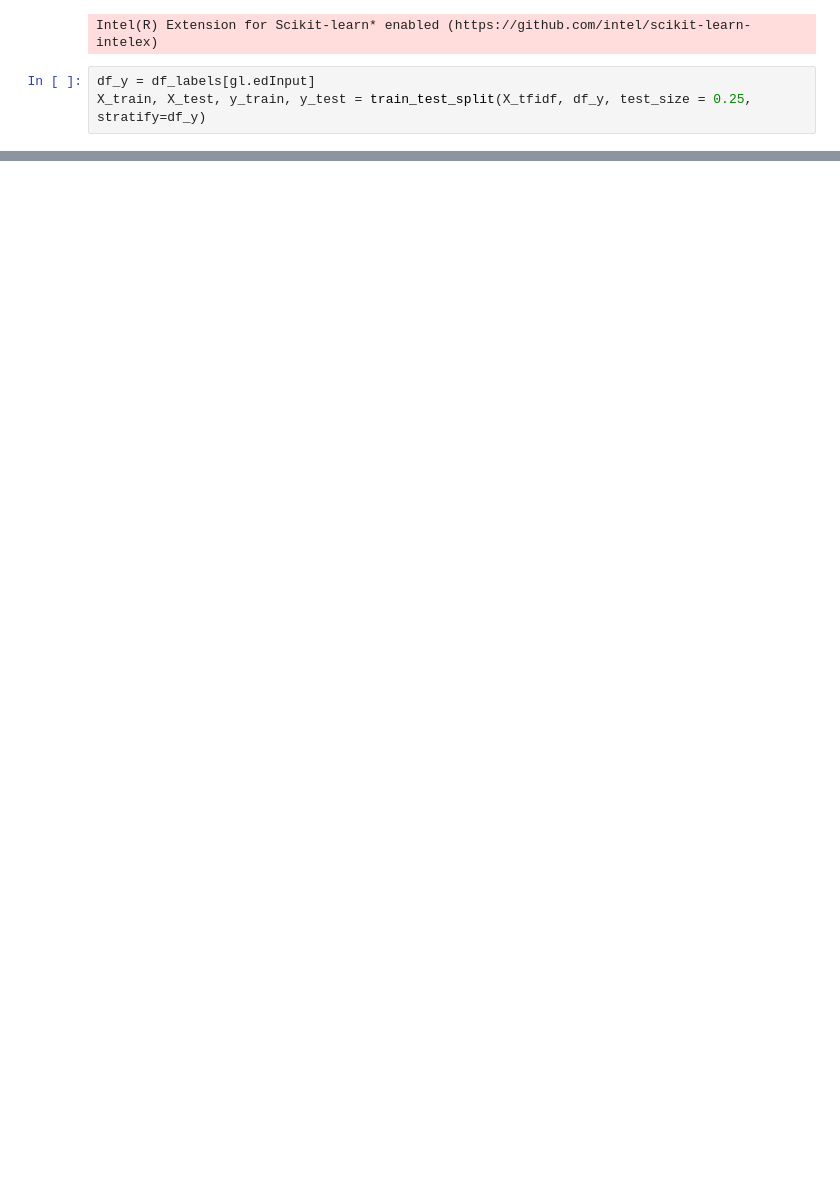
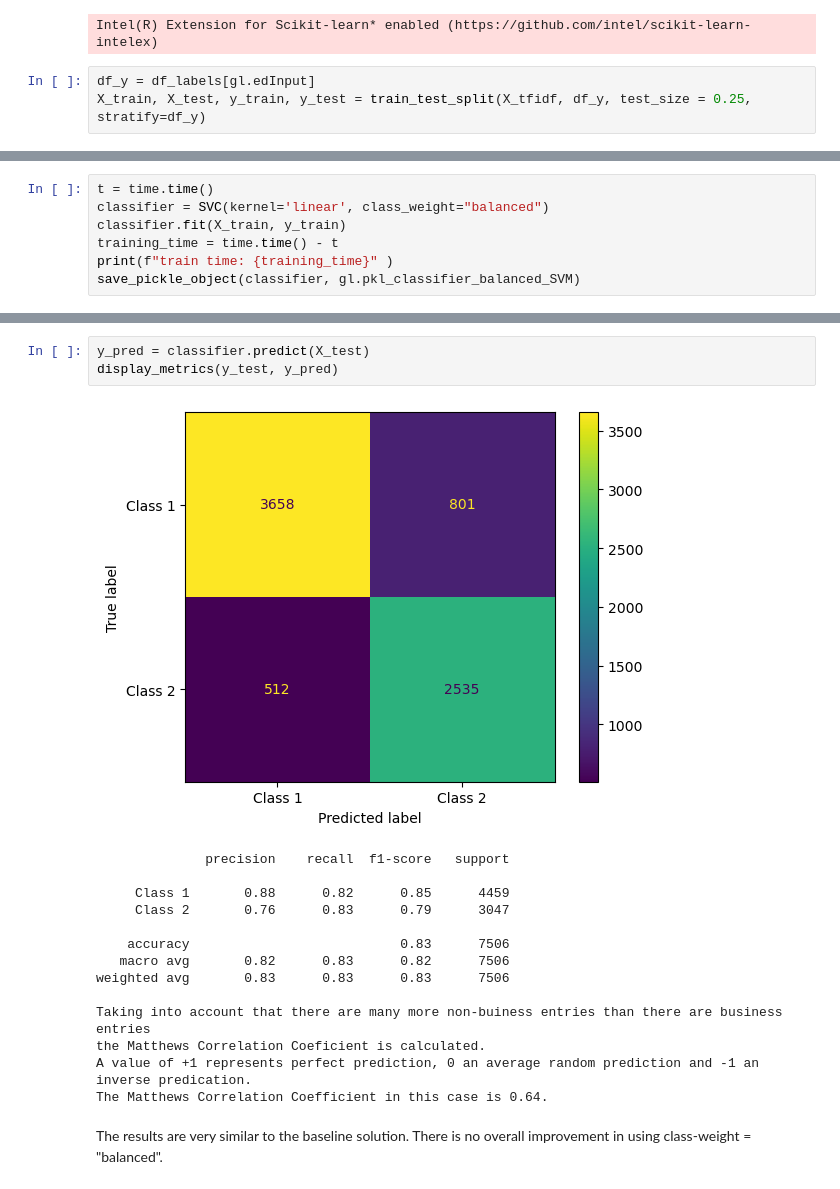
Before and after one commit to arame/MagnimindTask4, a Jupyter notebook: p4_trainSVM.ipynb, the cells around one changed output, grey strips where cells are left out. Drawn from its saved outputs; the diff is of its cells as text; blank space fills up the shorter version.

Commit message:
check the class_weight parameter

```diff
--- a/p4_trainSVM.ipynb
+++ b/p4_trainSVM.ipynb
@@ -57,0 +58,7 @@ The Matthews Correlation Coefficient in this case is 0.64.
+# %%
+t = time.time()
+classifier = SVC(kernel='linear', class_weight="balanced")
+classifier.fit(X_train, y_train)
+training_time = time.time() - t
+print(f"train time: {training_time}" )
+save_pickle_object(classifier, gl.pkl_classifier_balanced_SVM)
@@ -57,0 +68,20 @@ The Matthews Correlation Coefficient in this case is 0.64.
+# %%
+y_pred = classifier.predict(X_test)
+display_metrics(y_test, y_pred)
+# %% [output]
+[figure, added]
+              precision    recall  f1-score   support
+
+     Class 1       0.88      0.82      0.85      4459
+     Class 2       0.76      0.83      0.79      3047
+
+    accuracy                           0.83      7506
+   macro avg       0.82      0.83      0.82      7506
+weighted avg       0.83      0.83      0.83      7506
+
+Taking into account that there are many more non-buiness entries than there are business entries
+the Matthews Correlation Coeficient is calculated.
+A value of +1 represents perfect prediction, 0 an average random prediction and -1 an inverse predication.
+The Matthews Correlation Coefficient in this case is 0.64.
+# %% [markdown]
+The results are very similar to the baseline solution. There is no overall improvement in using class-weight = "balanced".
```
Also changed, not shown: parts of 4 cells of this notebook, 3 other files.
